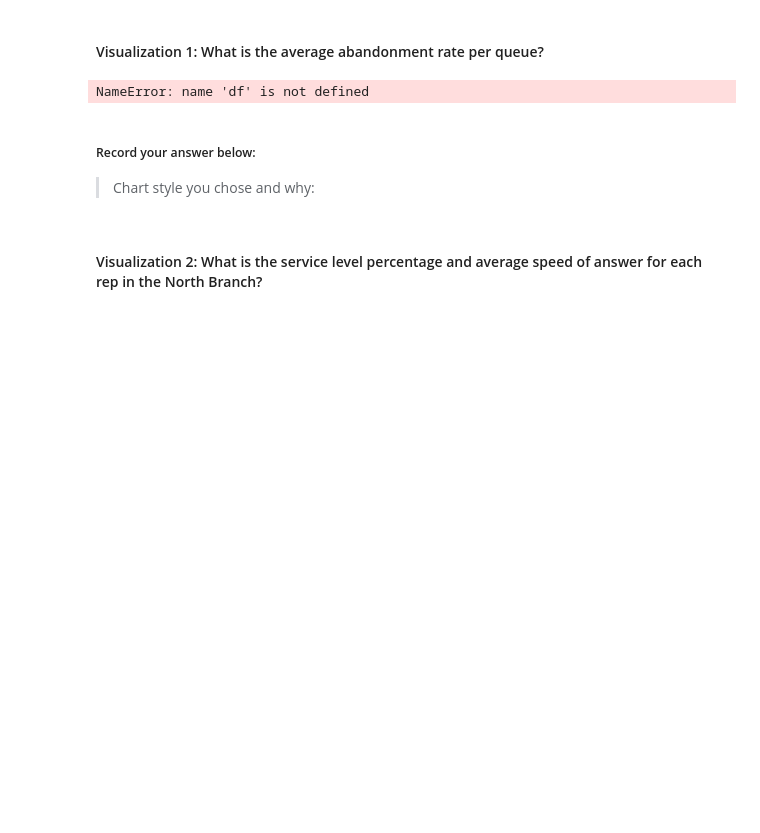
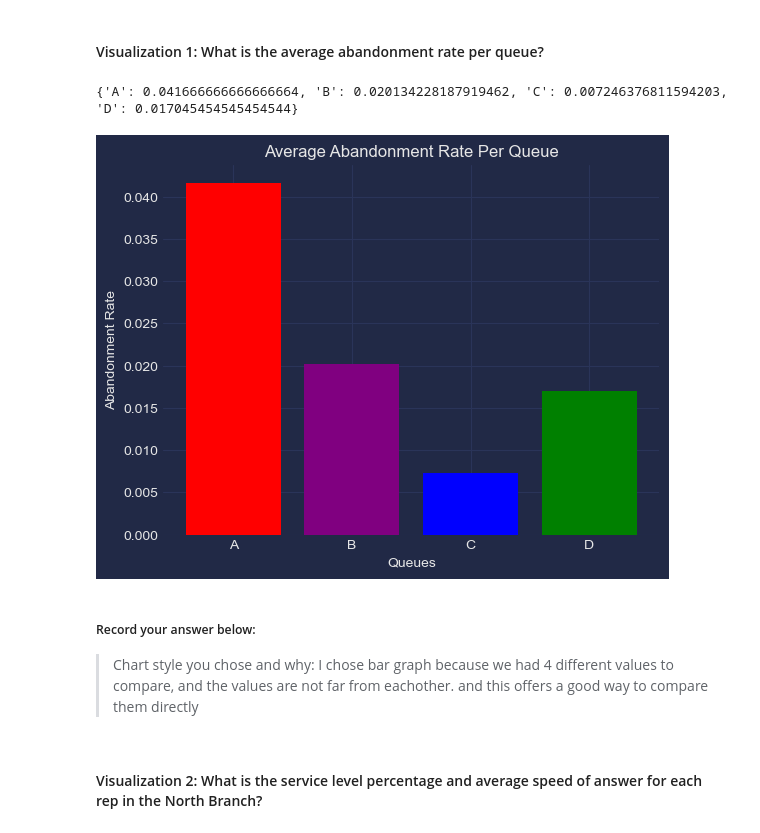
Before and after one commit to KBeKind/LC-Data-Python, a Jupyter notebook: LC-Call-Center-Cleanup-Assignment2/call-center-cleanup-assignment/Call_Center_Cleanup.ipynb, the cells around one changed output. Cells and saved outputs as stored; diff of their text form; code cells hidden in the pictures; blank space fills up the shorter version.

```diff
--- a/LC-Call-Center-Cleanup-Assignment2/call-center-cleanup-assignment/Call_Center_Cleanup.ipynb
+++ b/LC-Call-Center-Cleanup-Assignment2/call-center-cleanup-assignment/Call_Center_Cleanup.ipynb
@@ -408,21 +413,38 @@ Create a visualization for each of the following questions. Some of the code to
 # %%
 # Create visualization 1 here
 # Import any additional libraries needed with alias
+
+style.use('cyberpunk')
+
 
 # The dictionary abandonment_rates has the data you need.
 abandonment_rates = {}
 queues = ["A", "B", "C", "D"]
 queue_dict = df.groupby("Queue").agg("sum")
 for i in range(4):
     abandonment_rates[queues[i]] = queue_dict["Abandoned"][i] / queue_dict["Calls"][i]
 
 #Your code below:
+print(abandonment_rates)
+
+names = list(abandonment_rates.keys())
+values = list(abandonment_rates.values())
+
+colors = ['red', 'purple', 'blue', 'green']
+
+
+plt.bar(names, values, color=colors)
+plt.xlabel('Queues')
+plt.ylabel('Abandonment Rate')
+plt.title('Average Abandonment Rate Per Queue')
+plt.show()
 # %% [output]
-NameError: name 'df' is not defined
+{'A': 0.041666666666666664, 'B': 0.020134228187919462, 'C': 0.007246376811594203, 'D': 0.017045454545454544}
+[figure, added]
 # %% [markdown]
 ##### Record your answer below:
 
-> Chart style you chose and why:
+> Chart style you chose and why: I chose bar graph because we had 4 different values to compare, and the values are not far from eachother.  and this offers a good way to compare them directly
 # %% [markdown]
 #### Visualization 2: What is the service level percentage and average speed of answer for each rep in the North Branch?
 # %%
```
Also changed, not shown: parts of 11 cells of this notebook.
